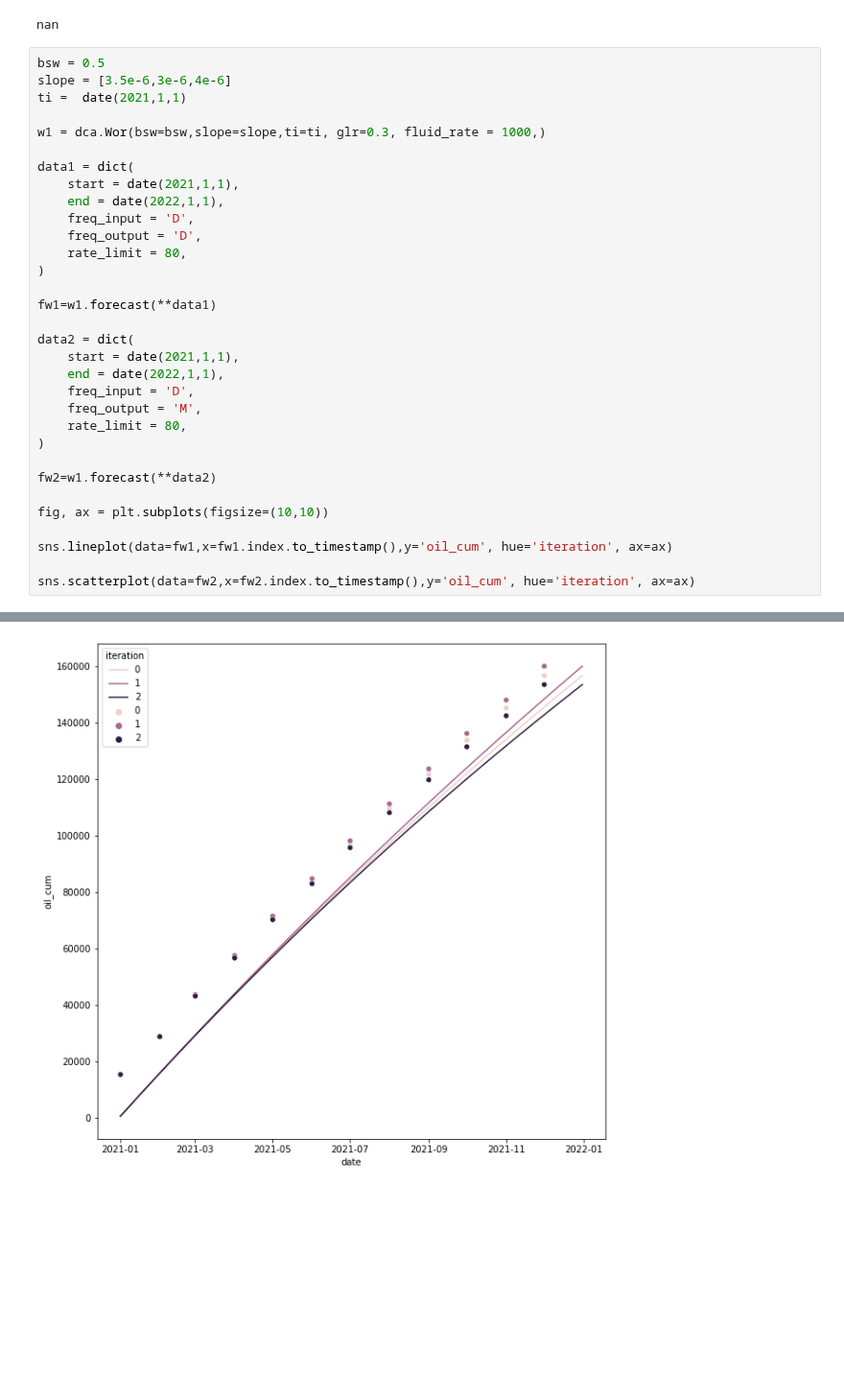
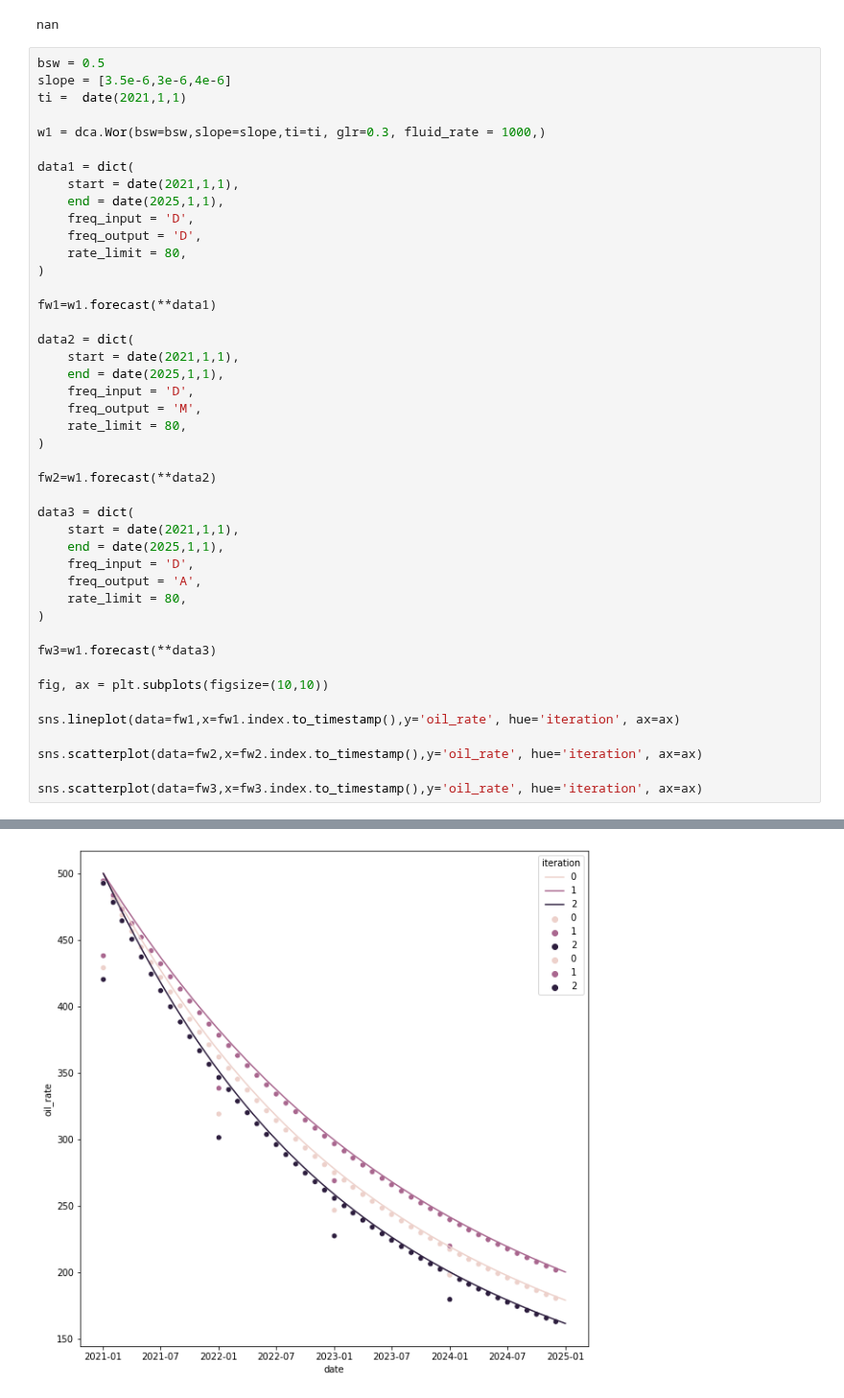
Before and after one commit to scuervo91/dcapy, a Jupyter notebook: examples/2-schedules/1-Period_test_wor.ipynb, the cells around one changed output, grey strips where cells are left out. Shown at 96% size. Saved outputs shown, nothing was run; the diff lists cells and outputs as text; blank space fills up the shorter version.

```diff
--- a/examples/2-schedules/1-Period_test_wor.ipynb
+++ b/examples/2-schedules/1-Period_test_wor.ipynb
@@ -92,7 +115,7 @@ w1 = dca.Wor(bsw=bsw,slope=slope,ti=ti, glr=0.3, fluid_rate = 1000,)
 
 data1 = dict(
     start = date(2021,1,1),
-    end = date(2022,1,1),
+    end = date(2025,1,1),
     freq_input = 'D',
     freq_output = 'D',
     rate_limit = 80,
@@ -102,7 +125,7 @@ fw1=w1.forecast(**data1)
 
 data2 = dict(
     start = date(2021,1,1),
-    end = date(2022,1,1),
+    end = date(2025,1,1),
     freq_input = 'D',
     freq_output = 'M',
     rate_limit = 80,
@@ -110,9 +133,21 @@ data2 = dict(
 
 fw2=w1.forecast(**data2)
 
+data3 = dict(
+    start = date(2021,1,1),
+    end = date(2025,1,1),
+    freq_input = 'D',
+    freq_output = 'A',
+    rate_limit = 80,
+)
+
+fw3=w1.forecast(**data3)
+
 fig, ax = plt.subplots(figsize=(10,10))
 
-sns.lineplot(data=fw1,x=fw1.index.to_timestamp(),y='oil_cum', hue='iteration', ax=ax)
+sns.lineplot(data=fw1,x=fw1.index.to_timestamp(),y='oil_rate', hue='iteration', ax=ax)
 
-sns.scatterplot(data=fw2,x=fw2.index.to_timestamp(),y='oil_cum', hue='iteration', ax=ax)
+sns.scatterplot(data=fw2,x=fw2.index.to_timestamp(),y='oil_rate', hue='iteration', ax=ax)
+
+sns.scatterplot(data=fw3,x=fw3.index.to_timestamp(),y='oil_rate', hue='iteration', ax=ax)
 # %% [output]
@@ -120 +155 @@ sns.scatterplot(data=fw2,x=fw2.index.to_timestamp(),y='oil_cum', hue='iteration'
-[figure, old version]
+[figure, new version]
```
Also changed, not shown: parts of 11 cells of this notebook, 9 other files.
